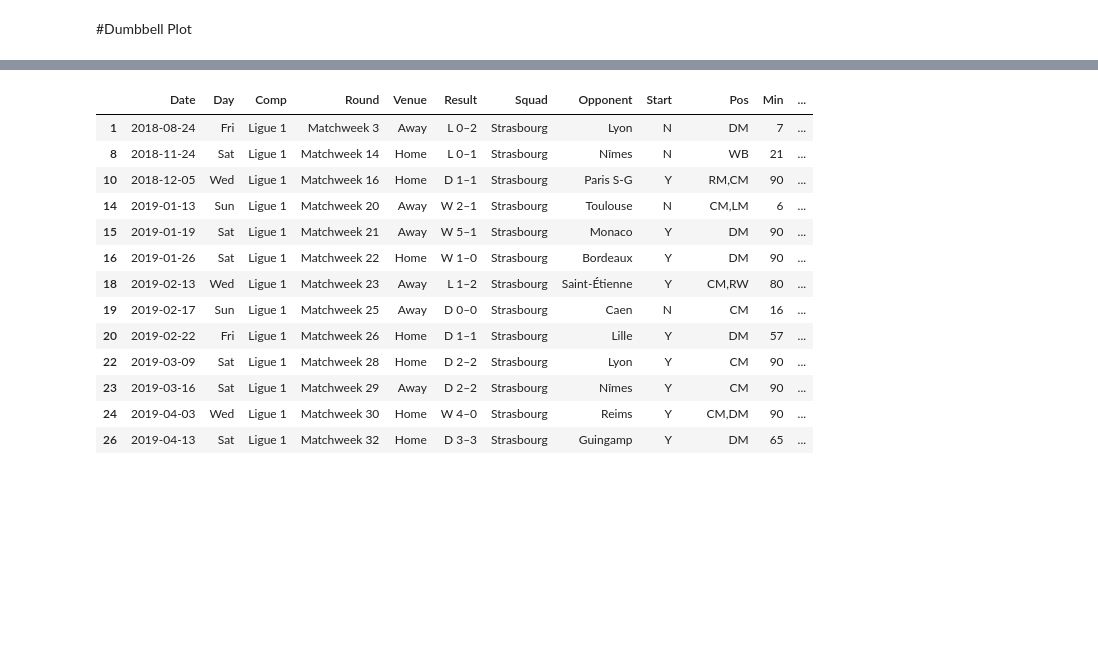
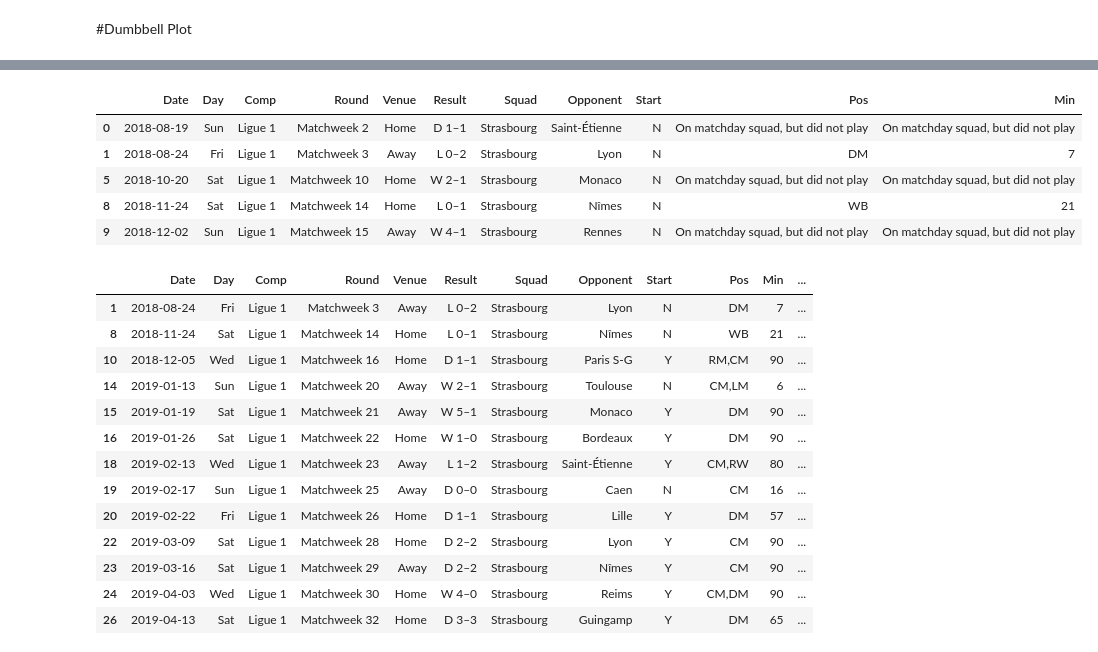
Before and after one commit to SalmaAllam8/football-data-visualization, a Jupyter notebook: Exercise_Challenge_.ipynb, the cells around one changed output, grey strips where cells are left out. Cells and saved outputs as stored; diff of their text form; code cells hidden in the pictures; blank space fills up the shorter version.

```diff
--- a/Exercise_Challenge_.ipynb
+++ b/Exercise_Challenge_.ipynb
@@ -753,3 +746,16 @@ data2['Min']= data['Unnamed: 10_level_0']['Min']
+# %%
+columns = ['Date', 'Day', 'Comp', 'Round', 'Venue', 'Result', 'Squad', 'Opponent', 'Start', 'Pos', 'Min']
+data2 = pd.DataFrame()
+for i, col in enumerate(columns):
+    data2[col] = data[f'Unnamed: {i}_level_0'][col]
+data2.head()
+# %% [output]
+|  | Date | Day | Comp | Round | Venue | Result | Squad | Opponent | Start | Pos | Min |
+| 0 | 2018-08-19 | Sun | Ligue 1 | Matchweek 2 | Home | D 1–1 | Strasbourg | Saint-Étienne | N | On matchday squad, but did not play | On matchday squad, but did not play |
+| 1 | 2018-08-24 | Fri | Ligue 1 | Matchweek 3 | Away | L 0–2 | Strasbourg | Lyon | N | DM | 7 |
+| 5 | 2018-10-20 | Sat | Ligue 1 | Matchweek 10 | Home | W 2–1 | Strasbourg | Monaco | N | On matchday squad, but did not play | On matchday squad, but did not play |
+| 8 | 2018-11-24 | Sat | Ligue 1 | Matchweek 14 | Home | L 0–1 | Strasbourg | Nîmes | N | WB | 21 |
+| 9 | 2018-12-02 | Sun | Ligue 1 | Matchweek 15 | Away | W 4–1 | Strasbourg | Rennes | N | On matchday squad, but did not play | On matchday squad, but did not play |
 # %%
 data2=data2.drop(data2.loc[data2['Min']=='On matchday squad, but did not play'].index)
 # %%
```
Also changed, not shown: parts of 12 cells of this notebook.
